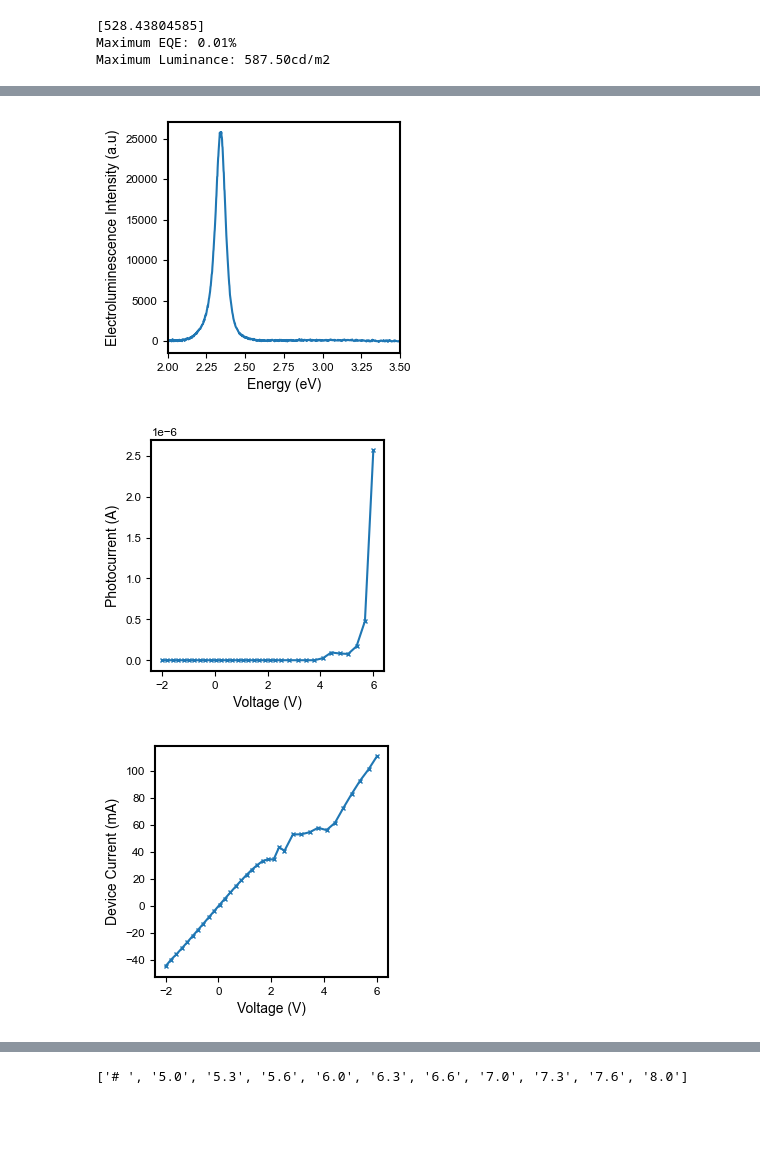
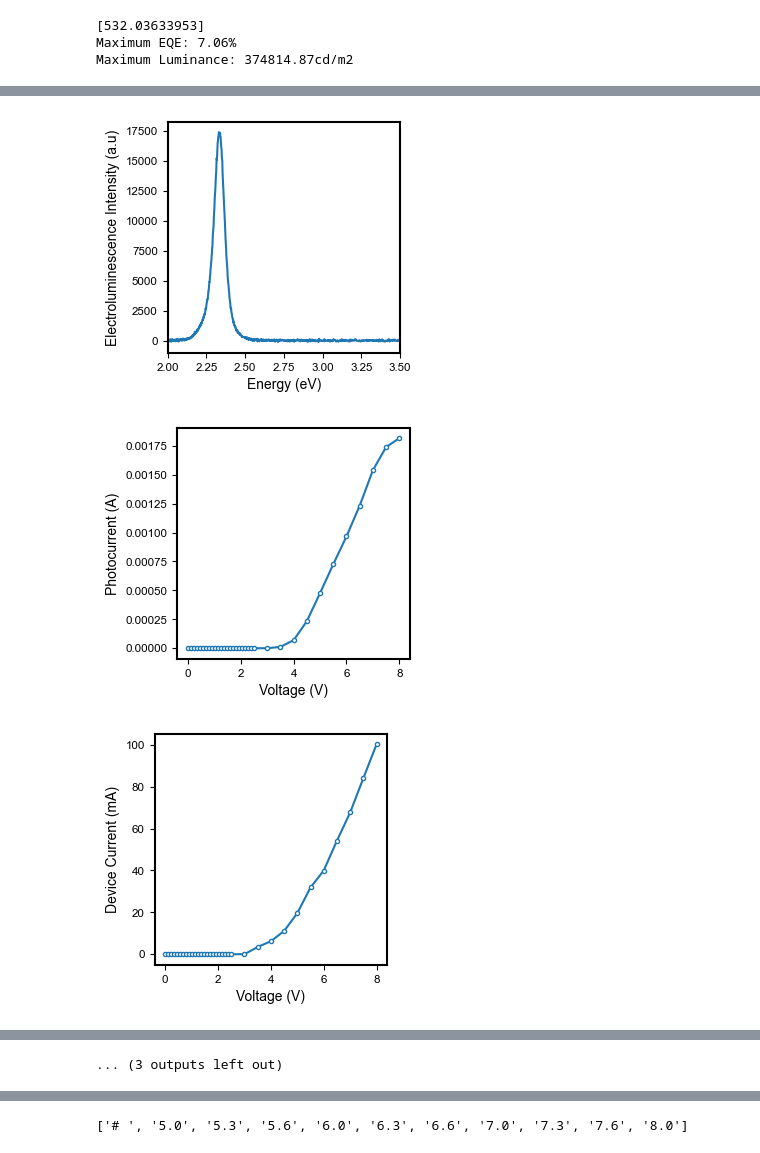
Before and after one commit to gillian-cpu/QLED_Characterization, a Jupyter notebook: 20230706ELQE_Workup.ipynb, the cells around one changed output, grey strips where cells are left out. Drawn from its saved outputs; the diff is of its cells as text; code cells hidden in the pictures; blank space fills up the shorter version.

```diff
--- a/20230706ELQE_Workup.ipynb
+++ b/20230706ELQE_Workup.ipynb
@@ -24,13 +24,20 @@ plt.rc('font', family='Arial')
 plt.rcParams['axes.linewidth'] = 1.5
 plt.rc('xtick', labelsize='small')
 plt.rc('ytick', labelsize='small')
+plt.rcParams['lines.marker']='o'
+plt.rcParams['lines.markersize']= 3
 plt.rcParams['font.size'] = 10
+plt.rcParams['markers.fillstyle'] = 'full'
+plt.rcParams['lines.markerfacecolor'] = 'white'
 
 """User inputs here"""
 device_region = 'B'
-jvl_filename = r'../QLED_testing/IV+Spectra2/2024-02-08QD41_YZ-XIV-69_PVK_B6_p8_-2.0V-6.0V_IV+photocurrent' #DO NOT ENTER '.txt'
-el_spectrum_filename = r'../QLED_testing/IV+Spectra2/2024-02-08QD41_YZ-XIV-69_PVK_B6_p8_0.0V-6.0V_0.2s_spectra'
-
+jvl_filename = r'../QLED_testing/IV+Spectra2/2024-03-28QD48_t-Bu-2PACz_D3_p3_0.0V-8.0V_IV+photocurrent' #DO NOT ENTER '.txt'
+el_spectrum_filename = r'../QLED_testing/IV+Spectra2/2024-02-01QD40_thick_PVK_C4_p7_0.0V-6.0V_0.002s_spectra'
+#for paper
+#PEDOT 2024-02-01QD40_thick_PVK_C2_p2_-2.0V-7.0V_IV+photocurrent
+#PVK 2024-02-01QD40_thick_PVK_C4_p2_-2.0V-6.0V_IV+photocurrent
+#PACz 2024-02-23QD44_PACz_1mgmL_B1_p5_-2.0V-7.0V_IV+photocurrent
 
 Background_spectrum_override= False
 background_spectrum_filename = r'../QLED_testing/IV+Spectra2/2023-11-02QD33_50Br_NSA_PVK_B1_higherV_blank_spectra'
@@ -43,8 +50,9 @@ pl_spectrum = pd.read_csv("../../20230922/QD33_NoNSA#02.sp", skiprows=53, sep='\
 
 """EL spectrum should be in units of photons * s^-1 * nm^-1"""
 
-pixel_area = 0.057 #in cm^2 #1.08 for full?
+pixel_area = 0.0605 #in cm^2 #1.08 for full?
 #0.0605 #cm2 without mask
+# #0.057 #cm2 with mask
 
 """DO NOT EDIT BELOW"""
 
@@ -122,14 +130,14 @@ else:
         e=(h*c/(i*1e-9))/e_charge
         eVs.append(e)
 
-    colors = cm.get_cmap('PuBu', 8)
+    colors = cm.get_cmap('Greens', 8)#('PuBu', 8)
     plt.figure(figsize=(3,3))
     plt.xlabel('Wavlength (nm)')
     plt.ylabel('Electroluminescence Intensity (a.u)')
     #for k in range(int(3*(len(el_spec_file[0])-1)/4),len(el_spec_file[0])-1):
     for k in range(len(el_spec_file[0])-1):
         plt.plot(el_spec_file[:,0],el_spec_file[:,k+1]-el_spec_background,color = colors((k+3)/(len(el_spec_file[0])+2)),
-                 label=f'{new_spectra_volts[k+1]}V', linewidth = 1) #
+                 label=f'{new_spectra_volts[k+1]}V', linewidth = 1, marker='') #
         #color = colors(4*(k-int(3*(len(el_spec_file[0])-1)/4))/len(el_spec_file[0]))
         #plt.plot(eVs,el_spec_file[:,k+1]-el_spec_file[:,1],color = colors(4*(k-int(3*(len(el_spec_file[0])-1)/4))/len(el_spec_file[0])),
                 # label=f'{new_spectra_volts[k+1]}V', linewidth = 1)
@@ -146,7 +154,7 @@ else:
     for k in range(len(el_spec_file[0])-1):
     #for k in range(int(3*(len(el_spec_file[0])-1)/4),len(el_spec_file[0])-1):
         plt.plot(eVs,el_spec_file[:,k+1]-el_spec_background,color =colors((k+3)/(len(el_spec_file[0])+2)),
-            label=f'{new_spectra_volts[k+1]}V', linewidth = 1)#colors(4*(k-int(3*(len(el_spec_file[0])-1)/4))/len(el_spec_file[0])),
+            label=f'{new_spectra_volts[k+1]}V', linewidth = 1, marker = '')#colors(4*(k-int(3*(len(el_spec_file[0])-1)/4))/len(el_spec_file[0])),
         #colors(4*(k-int(3*(len(el_spec_file[0])-1)/4))/len(el_spec_file[0])),
     plt.xlim(2,3.5)
     #plt.ylim(0,25000)
@@ -160,7 +168,7 @@ for i in el_spec_nm:
     eVs.append(e)'''
 
 plt.figure(figsize=(3,3))
-plt.plot(el_spec_nm, el_spec_au)
+plt.plot(el_spec_nm, el_spec_au,marker='')
 plt.xlabel('Wavlength (nm)')
 plt.ylabel('Electroluminescence Intensity (a.u)')
 plt.xlim(350,620)
@@ -169,7 +177,7 @@ plt.xlim(350,620)
 #plt.title('Selected EL Spectrum')
 
 plt.figure(figsize=(3,3))
-plt.plot(eVs, el_spec_au)
+plt.plot(eVs, el_spec_au,marker='')
 plt.xlabel('Energy (eV)')
 plt.ylabel('Electroluminescence Intensity (a.u)')
 plt.xlim(2,3.5)
@@ -188,20 +196,20 @@ pd_eqe_interp = np.interp(el_spec_nm, pd_resp_nm, pd_eqe)/100
 plt.figure(figsize=(3,3))
 #plt.ylim(1e-12, 1e-10)
 #plt.xlim(0.0, 1.2)
-plt.plot(volts, pd_current_array,marker='x', markersize=3)
+plt.plot(volts, pd_current_array)
 plt.xlabel('Voltage (V)')
 plt.ylabel('Photocurrent (A)')
 
 plt.figure(figsize=(3,3))
 #plt.xlim(0.0, 1.2)
-plt.plot(volts, device_current_array*1000,marker='x', markersize=3)
+plt.plot(volts, device_current_array*1000)
 plt.xlabel('Voltage (V)')
 plt.ylabel('Device Current (mA)')
 
 plt.figure(figsize=(3,3))
 plt.xlim(0.0, max_driving_voltage*1.1)
 plt.ylim(0.00005,10*max_current_density)
-plt.semilogy(volts, device_current_array*1000/pixel_area,marker='x', markersize=3)
+plt.semilogy(volts, device_current_array*1000/pixel_area)
 plt.xlabel('Voltage (V)')
 plt.ylabel('Current Density (mA/cm$^2$)')
 
@@ -221,6 +229,7 @@ luminous_intensity_array = np.empty_like(volts)
 luminance_array = np.empty_like(volts)
 current_efficacy_array= np.empty_like(volts)
 luminous_efficacy_array= np.empty_like(volts)
+power_efficiency_array = np.empty_like(volts)
 ELmax_array = np.empty_like(volts)
 C=np.trapz(pd_resp_interp * el_spec_norm, x = el_spec_nm)/np.trapz(el_spec_norm, x = el_spec_nm)
 K = np.trapz(phototopic_interp*el_spec_norm*h*c/(el_spec_nm * 1e-9), x = el_spec_nm)/np.trapz(el_spec_norm, x = el_spec_nm)
@@ -234,10 +243,11 @@ for i in range(len(volts)):
     phi_phd = emitted_photons_s/math.pi
     luminous_intensity_array[i]=phi_phd*K
     luminance_array[i]=phi_phd*K/(pixel_area*1e-4)
+    current_efficacy_array[i] = phi_phd*K/device_current
+    power_efficiency_array[i]=emitted_photons_s*K/(voltage*device_current)
     '''max=np.where(el_spec_file[:,i+1]==np.amax(el_spec_file[:,i+1]))
     ELmax_array[i]=el_spec_nm[max].item()'''#uncomment this part typically, only comment when numpoints is different between spectral and EL files
-    if pd_current != 0:
-        current_efficacy_array[i]=phi_phd*K/pd_current_array[i]
+
     #luminous_efficacy_array[i]=emitted_photons_s*K/(pd_current*voltage)
     #el_spec_scale_factor = pd_current / np.trapz(pd_resp_interp * el_spec_w, x = el_spec_nm)
     #el_spec_w_corrected = el_spec_scale_factor * el_spec_w
@@ -257,7 +267,7 @@ plt.figure(figsize=(3,3))
 plt.xlabel('Voltage (V)')
 plt.ylabel('EQE (%)')
 plt.xlim(4,max_driving_voltage*1.1)
-plt.semilogy(volts, elqe_array*100,marker='x', markersize=3)
+plt.semilogy(volts, elqe_array*100)
 
 plt.figure(figsize=(3,3))
 plt.xlabel('Current Density (mA/cm$^2$)')
@@ -265,31 +275,42 @@ plt.ylabel('EQE (%)')
 plt.xlim(max_current_density/1000,10*max_current_density)
 plt.ylim(1e-2,np.amax(elqe_array[V_index_min:])*1000)
 plt.yscale('log')
-plt.semilogx(device_current_array*1000/pixel_area, elqe_array*100,marker='x', markersize=3)
+plt.semilogx(device_current_array*1000/pixel_area, elqe_array*100)
 
 plt.figure(figsize=(3,3))
 plt.xlabel('Voltage (V)')
 plt.ylabel('Luminance (cd/m$^2$)')
 plt.xlim(3,max_driving_voltage*1.1)
-plt.semilogy(volts, luminance_array,marker='x', markersize=3)
+plt.semilogy(volts, luminance_array)
 
 plt.figure(figsize=(3,3))
 plt.xlabel('Voltage (V)')
 plt.ylabel('Current Efficacy (cd/A)')
+plt.ylim(0,100)
 plt.xlim(3,max_driving_voltage*1.1)
-plt.semilogy(volts, current_efficacy_array,marker='x', markersize=3)
+plt.plot(volts, current_efficacy_array)
+#plt.semilogy(volts, current_efficacy_array)
+
+plt.figure(figsize=(3,3))
+plt.xlabel('Voltage (V)')
+plt.ylabel('Power Efficiency (lm/W)')
+plt.ylim(0,100)
+plt.xlim(3,max_driving_voltage*1.1)
+plt.plot(volts, power_efficiency_array)
+#plt.semilogy(volts, current_efficacy_array)
+
 
 plt.figure(figsize=(3,3))
 plt.xlabel('Luminance (cd/m$^2$)')
 plt.ylabel('EQE (%)')
 plt.xlim(0.1,1.2*np.amax(luminance_array[:]))
 plt.ylim(0,np.amax(elqe_array[V_index_min:])*100*1.2)
-plt.plot(luminance_array,elqe_array*100,marker='x', markersize=3)
+plt.plot(luminance_array,elqe_array*100)
 
 fig, ax1 = plt.subplots(figsize=(3, 3))
 ax2 = ax1.twinx()
-line1, = ax1.plot(volts,device_current_array*1000/pixel_area,linewidth=2, color ='green', label = 'Current Density',marker='x', markersize=3)
-line2, = ax2.plot(volts,luminance_array,linewidth=2, label = 'Luminance',marker='x', markersize=3)
+line1, = ax1.plot(volts,device_current_array*1000/pixel_area,linewidth=2, color ='green', label = 'Current Density')
+line2, = ax2.plot(volts,luminance_array,linewidth=2, label = 'Luminance')
 ax1.legend(handles=[line1, line2], fontsize = 8,)
 ax1.set_xlabel(r'Voltage (V)', labelpad=10,fontsize = 10)
 ax1.set_ylabel('Current density (mA$.cm^{-2}$)', labelpad=10,fontsize = 10)
@@ -302,7 +323,7 @@ ax1.set_yscale('log')
 ax2.set_yscale('log')
 plt.show()
 
-out = np.empty((len(elqe_array), 7))
+out = np.empty((len(elqe_array), 9))
 out[:,0] = volts #units [V]
 out[:,1] = device_current_array #units [A]
 out[:,2] = pd_current_array #units [A]
@@ -310,10 +331,12 @@ out[:,3] = device_current_array*1000/pixel_area #[mA/cm^2]
 out[:,4] = elqe_array*100 #[%]
 out[:,5] = luminance_array #[cd/m^2]
 out[:,6] = ELmax_array #nm
+out[:,7] = current_efficacy_array #cd/A
+out[:,8] = power_efficiency_array #lm/W
 
 np.savetxt(jvl_filename + '_device_characteristics.txt', out, delimiter = '\t', fmt = '%.8e',
            header="Volts[V]\tDeviceCurrent[A]\tPhotodiodeCurrent[A]\tDeviceCurrentDensity[mA/cm^2]\tEQE[%]\tLuminance[cd/m^2],EL peak(nm)",)
 # %% [output]
-[528.43804585]
-Maximum EQE: 0.01%
-Maximum Luminance: 587.50cd/m2
+[532.03633953]
+Maximum EQE: 7.06%
+Maximum Luminance: 374814.87cd/m2
@@ -323,3 +346,3 @@ Maximum Luminance: 587.50cd/m2
-[figure, old version]
+[figure, new version]
-[figure, old version]
+[figure, new version]
-[figure, old version]
+[figure, new version]
@@ -332,0 +354 @@ Maximum Luminance: 587.50cd/m2
+... (3 outputs left out)
```
Also changed, not shown: parts of 5 cells of this notebook.
